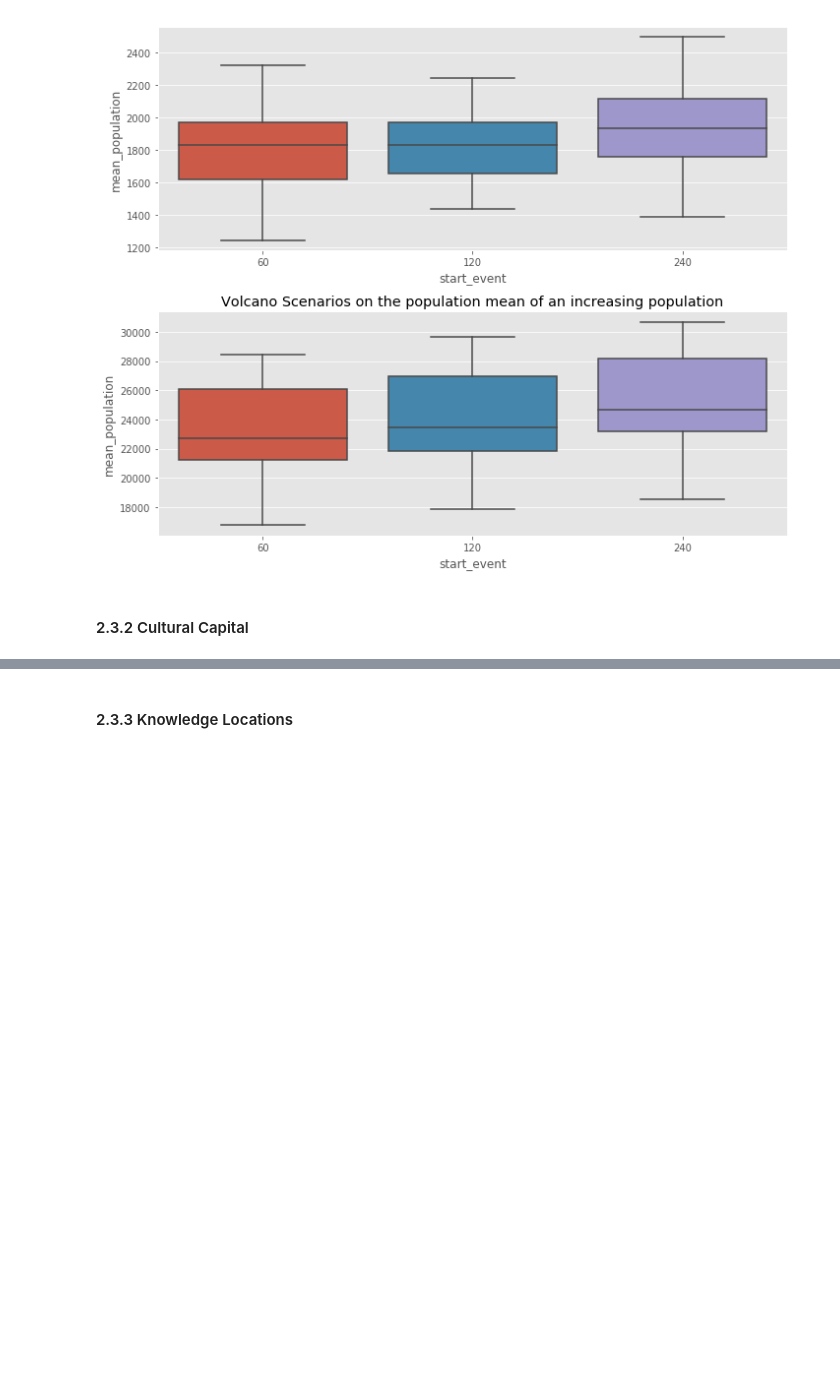
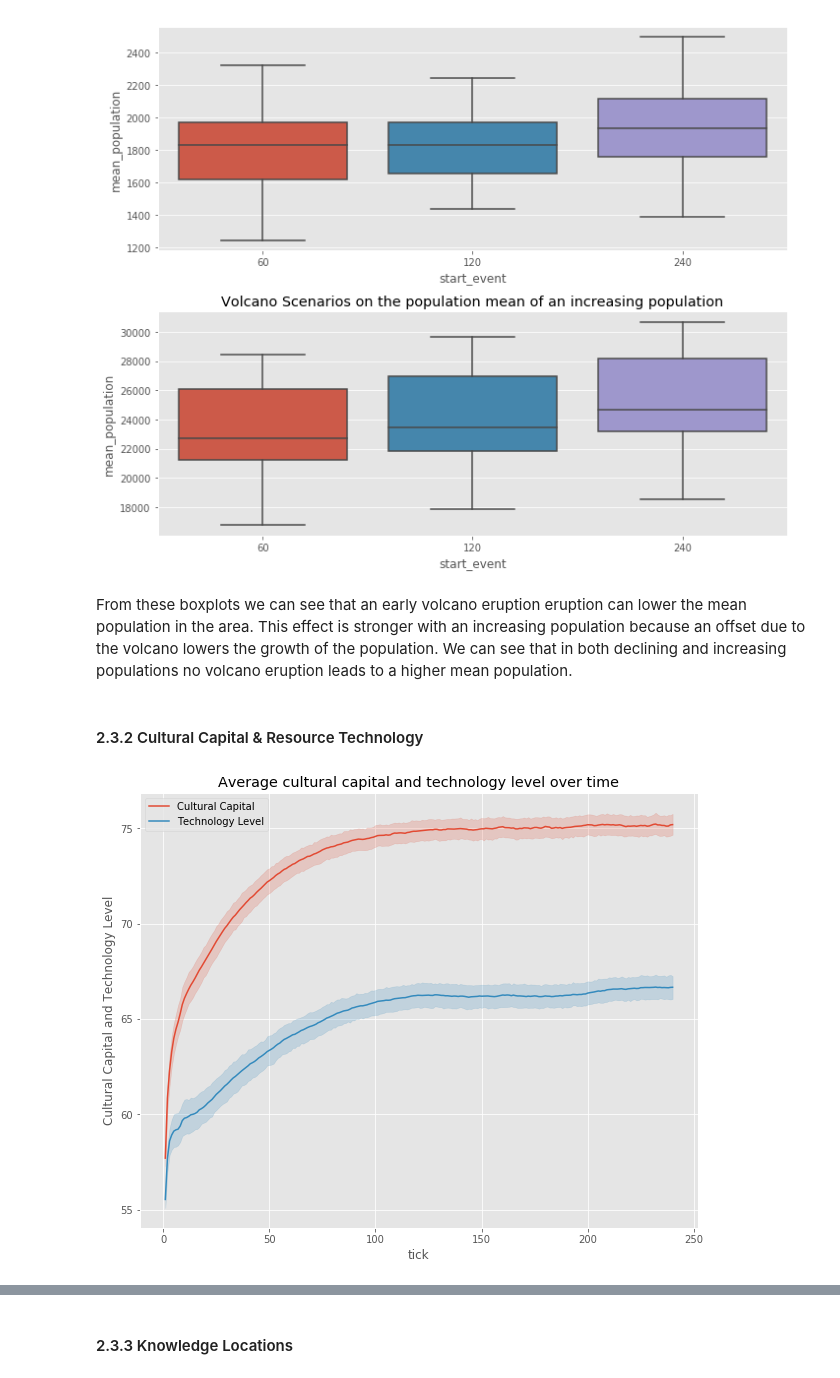
Before and after one commit to WKSu/compound-events, a Jupyter notebook: experiments/Analysis of Base Experiments.ipynb, the cells around one changed output, grey strips where cells are left out. Saved outputs shown, nothing was run; the diff lists cells and outputs as text; code cells hidden in the pictures; blank space fills up the shorter version.

Commit message:
Added visuals for cultural capital and technology level

```diff
--- a/experiments/Analysis of Base Experiments.ipynb
+++ b/experiments/Analysis of Base Experiments.ipynb
@@ -199,5 +199,7 @@ fig.tight_layout()
 plt.show()
 # %% [output]
 [figure]
+# %% [markdown]
+From these boxplots we can see that an early volcano eruption eruption can lower the mean population in the area. This effect is stronger with an increasing population because an offset due to the volcano lowers the growth of the population. We can see that in both declining and increasing populations no volcano eruption leads to a higher mean population.
 # %% [markdown]
-#### 2.3.2 Cultural Capital
+#### 2.3.2 Cultural Capital & Resource Technology
@@ -203,0 +218,8 @@ plt.show()
+# %%
+ax1 = sns.lineplot(x="tick", y="average_cultural_capital", data=df_climate_small, label = "Cultural Capital")
+ax2 = sns.lineplot(x="tick", y="average_technology_level", data=df_climate_small, ax = ax1, label = "Technology Level")
+plt.title("Average cultural capital and technology level over time")
+plt.ylabel('Cultural Capital and Technology Level')
+plt.show()
+# %% [output]
+[figure, added]
```
Also changed, not shown: parts of 2 cells of this notebook.
